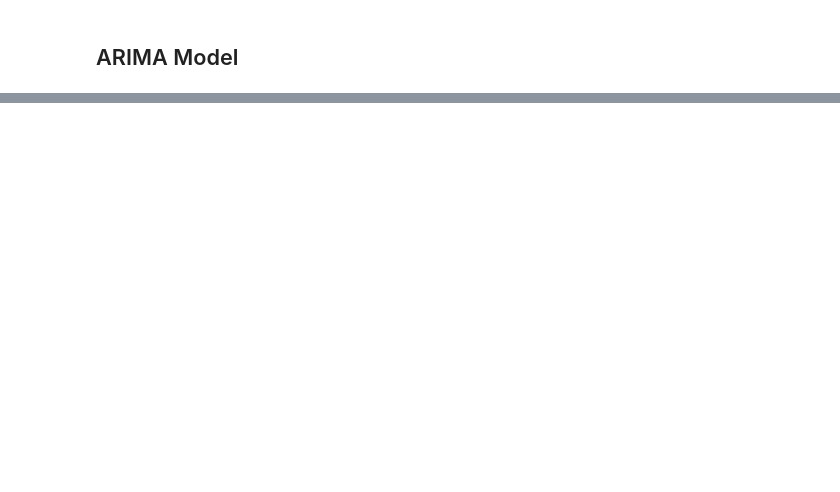
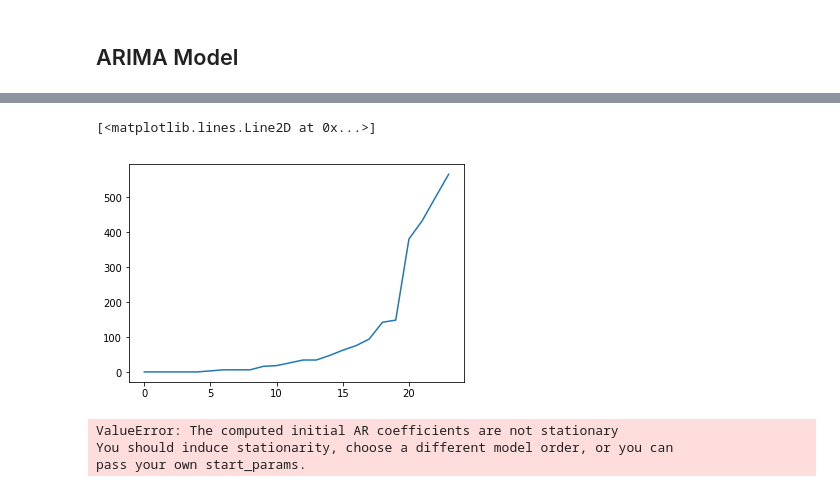
Before and after one commit to majesticfish/CS156B-Covid-Challenge, a Jupyter notebook: exploratory/Sean's Notebook/Get sum data.ipynb, the cells around one changed output, grey strips where cells are left out. Saved outputs shown, nothing was run; the diff lists cells and outputs as text; code cells hidden in the pictures; blank space fills up the shorter version.

```diff
--- a/exploratory/Sean's Notebook/Get sum data.ipynb
+++ b/exploratory/Sean's Notebook/Get sum data.ipynb
@@ -306,0 +363,18 @@ plt.plot(pacf(y))
+# %%
+train_sz = int(len(y) * .75)
+train_y, test_y = y[:-8], y[-8:]
+plt.plot(train_y)
+# %% [output]
+[<matplotlib.lines.Line2D at 0x...>]
+[figure, added]
+# %%
+model= ARIMA(train_y, order=(4,2,1))
+model_fit = model.fit(disp=0)
+pred = model_fit.forecast(8)[0]
+plt.plot(test_y)
+plt.plot(pred, color='red')
+plt.show()
+# %% [output]
+ValueError: The computed initial AR coefficients are not stationary
+You should induce stationarity, choose a different model order, or you can
+pass your own start_params.
```
Also changed, not shown: parts of 12 cells of this notebook, 2 other files.
